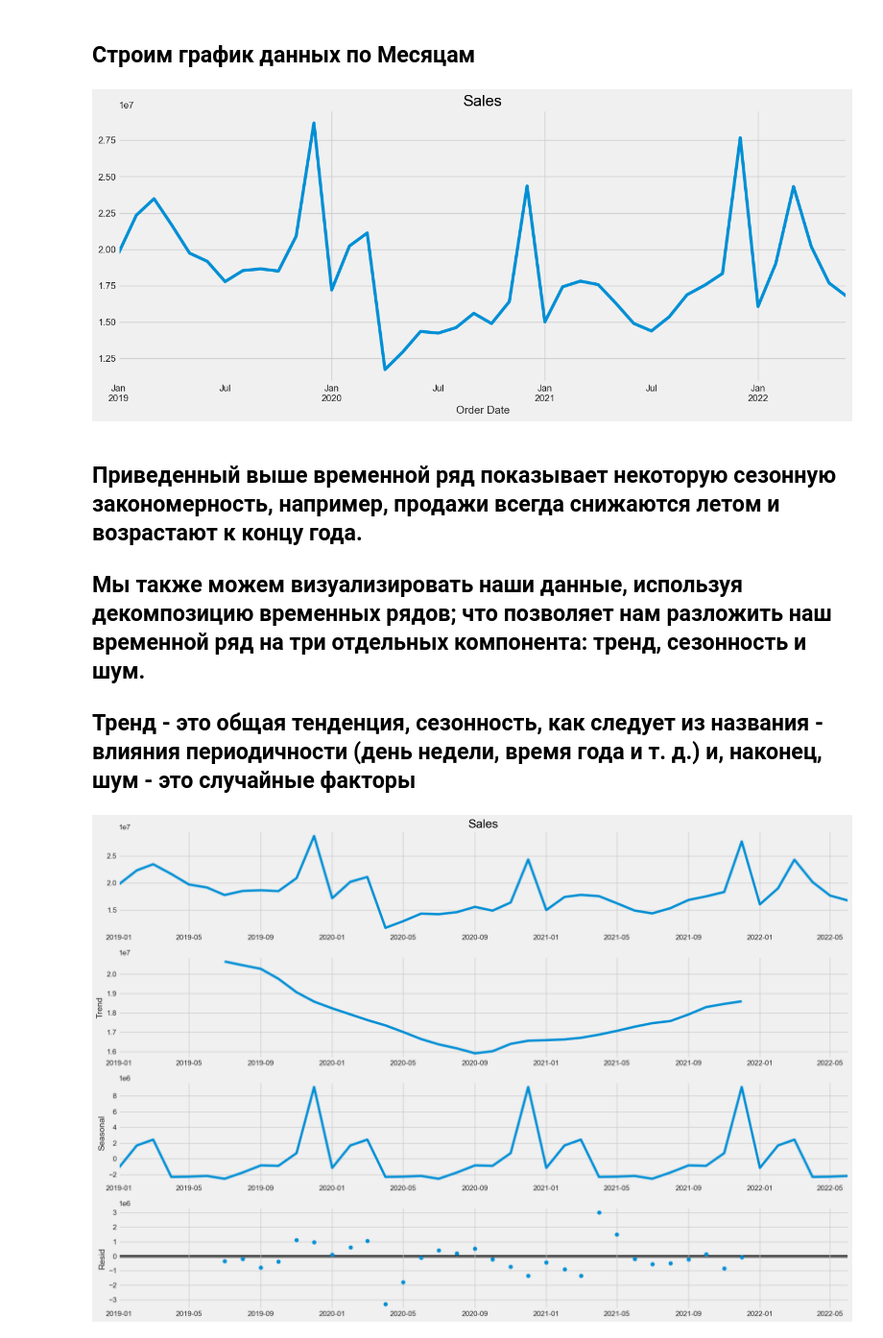
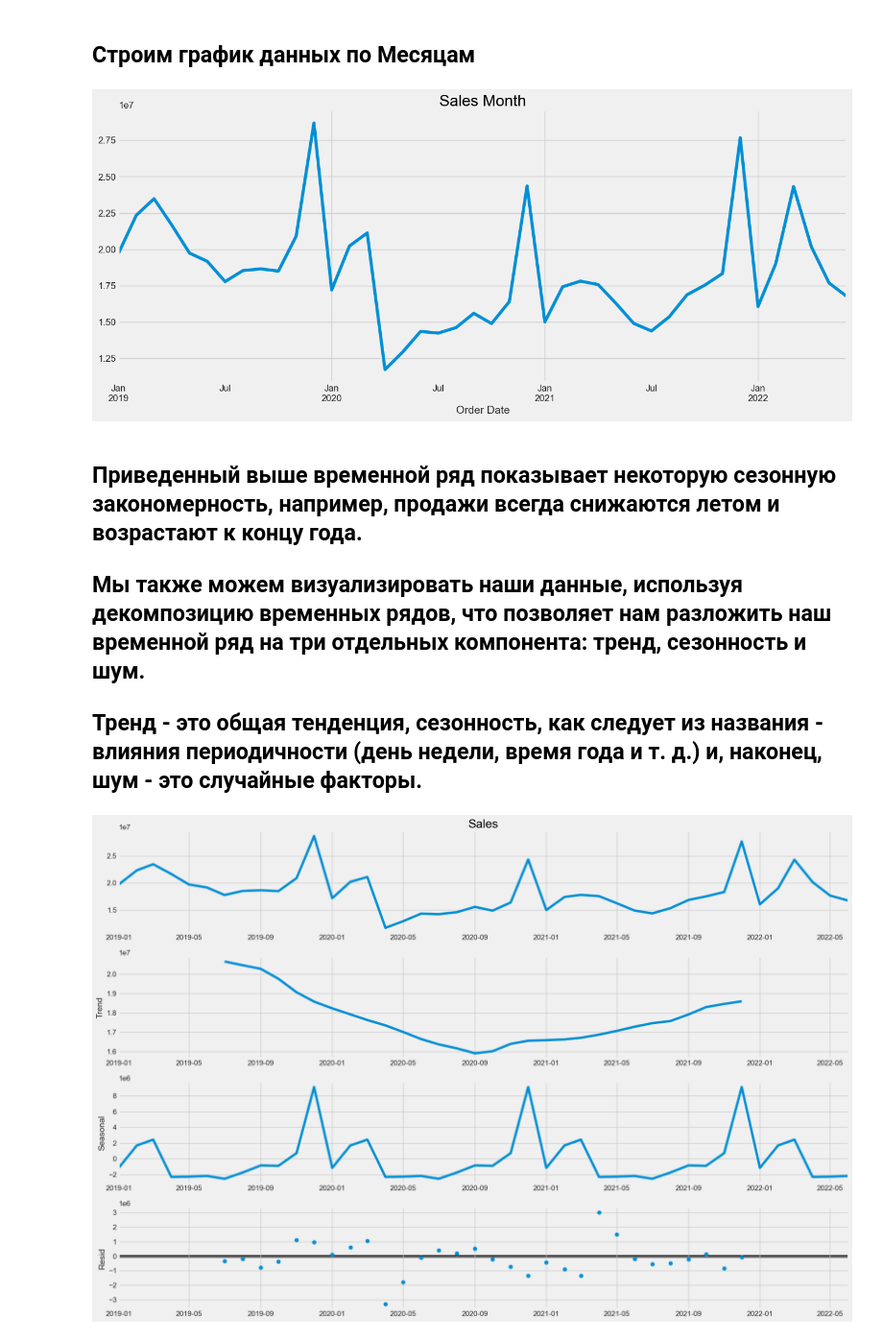
Before and after one commit to OriginalModo/FORECAST_TESTT, a Jupyter notebook: Forecast_Sales.ipynb, the cells around one changed output. Shown at 96% size. Drawn from its saved outputs; the diff is of its cells as text; code cells hidden in the pictures.

```diff
--- a/Retail_Forecast.ipynb
+++ b/Forecast_Sales.ipynb
@@ -117,16 +129,16 @@ Freq: MS, Name: Sales, dtype: float64
 # %% [markdown]
 ## Строим график данных по Месяцам
 # %%
-y.plot(figsize=(15, 6), title='Sales')
+y.plot(figsize=(15, 6), title='Sales Month')
 plt.show()
 # %% [output]
-[figure, old version]
+[figure, new version]
 # %% [markdown]
 ## Приведенный выше временной ряд показывает некоторую сезонную закономерность, например, продажи всегда снижаются летом и возрастают к концу года.
 
-## Мы также можем визуализировать наши данные, используя декомпозицию временных рядов; что позволяет нам разложить наш временной ряд на три отдельных компонента: тренд, сезонность и шум.
+## Мы также можем визуализировать наши данные, используя декомпозицию временных рядов, что позволяет нам разложить наш временной ряд на три отдельных компонента: тренд, сезонность и шум.
 
-## Тренд - это общая тенденция, сезонность, как следует из названия - влияния периодичности (день недели, время года и т. д.) и, наконец, шум - это случайные факторы
+## Тренд - это общая тенденция, сезонность, как следует из названия - влияния периодичности (день недели, время года и т. д.) и, наконец, шум - это случайные факторы.
 # %%
 from pylab import rcParams
 rcParams['figure.figsize'] = 18, 12
```
Also changed, not shown: parts of 6 cells of this notebook.
